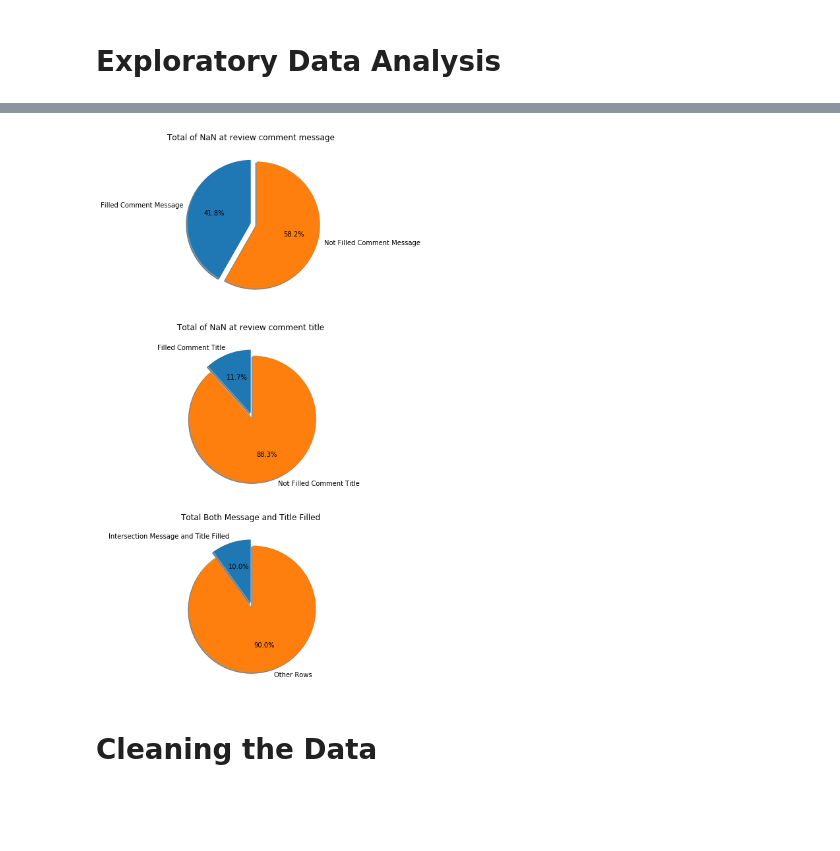
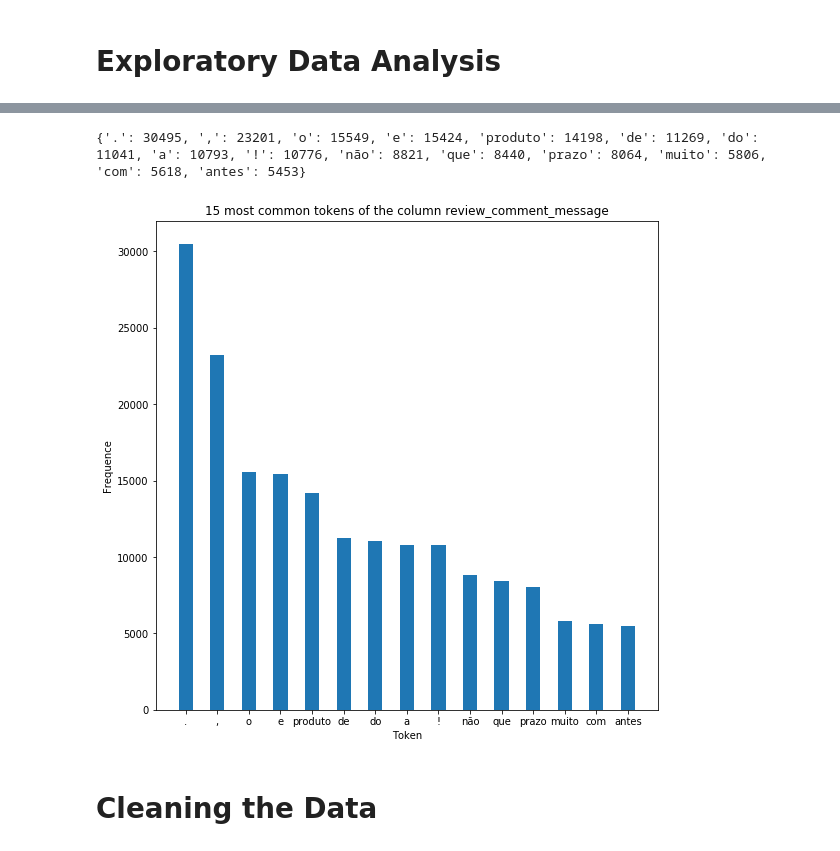
Before and after one commit to ViniciusBernardo/olist-orders-review-sentiment-analysis, a Jupyter notebook: olist_order_reviews.ipynb, the cells around one changed output, grey strips where cells are left out. Saved outputs shown, nothing was run; the diff lists cells and outputs as text; code cells hidden in the pictures; blank space fills up the shorter version.

```diff
--- a/olist_order_reviews.ipynb
+++ b/olist_order_reviews.ipynb
@@ -41,43 +85,34 @@ Name: review_score, dtype: int64
-# %%
-import matplotlib.pyplot as plt
-import numpy as np
-
-# Calculus of the number of sample of interest
-total_rows = df.shape[0]
-total_comments_message = df['review_comment_message'].count()
-total_comments_title = df['review_comment_title'].count()
-total_filled_message_and_title = df.loc[np.logical_not(df.review_comment_title.isna() | df.review_comment_message.isna())].shape[0]
-
-# Preparing labels and values to the ploted
-labels_comment_message = ['Filled Comment Message', 'Not Filled Comment Message']
-sizes_comment_message = [total_comments_message, total_rows - total_comments_message]
-
-labels_comment_title = ['Filled Comment Title', 'Not Filled Comment Title']
-sizes_comment_title = [total_comments_title, total_rows - total_comments_title]
-
-labels_message_and_title = ['Intersection Message and Title Filled', 'Other Rows']
-sizes_message_and_title = [total_filled_message_and_title, total_rows - total_filled_message_and_title]
-explode = [0, 0.1]
-
-# Plot the 3 pie charts
-plt.figure(figsize=(15, 15))
-plt.subplot(3, 1, 1)
-plt.title('Total of NaN at review comment message')
-plt.pie(sizes_comment_message, explode=explode, labels=labels_comment_message, autopct='%1.1f%%',
-        shadow=True, startangle=90)
-
-plt.subplot(3, 1, 2)
-plt.title('Total of NaN at review comment title')
-plt.pie(sizes_comment_title, explode=explode, labels=labels_comment_title, autopct='%1.1f%%',
-        shadow=True, startangle=90)
-
-plt.subplot(3, 1, 3)
-plt.title('Total Both Message and Title Filled')
-plt.pie(sizes_message_and_title, explode=explode, labels=labels_message_and_title, autopct='%1.1f%%',
-        shadow=True, startangle=90)
-plt.show()
-# %% [output]
-[figure, removed]
+# %%
+import itertools
+import matplotlib.pyplot as plt
+from nltk import FreqDist
+from nltk import word_tokenize
+
+n_most_common_words = 15
+
+def calculate_token_distribution(n_most_common_words, column='review_comment_message'):
+    tokens = df[column].apply(word_tokenize)
+    tokens = list(itertools.chain(*tokens))
+
+    frequence = FreqDist(tokens).most_common(n_most_common_words)
+    return dict(frequence)
+
+frequence = calculate_token_distribution(n_most_common_words)
+print(frequence)
+
+index = list(frequence.keys())
+frequence = [frequence.get(x) for x in index]
+bar_width = 0.45
+
+plt.figure(figsize=(9, 9))
+plt.bar(index, frequence, bar_width)
+plt.title('{} most common tokens of the column review_comment_message'.format(n_most_common_words))
+plt.ylabel('Frequence')
+plt.xlabel('Token')
+plt.show()
+# %% [output]
+{'.': 30495, ',': 23201, 'o': 15549, 'e': 15424, 'produto': 14198, 'de': 11269, 'do': 11041, 'a': 10793, '!': 10776, 'não': 8821, 'que': 8440, 'prazo': 8064, 'muito': 5806, 'com': 5618, 'antes': 5453}
+[figure, added]
 # %% [markdown]
 # Cleaning the Data
 # %%
```
Also changed, not shown: parts of 7 cells of this notebook.
